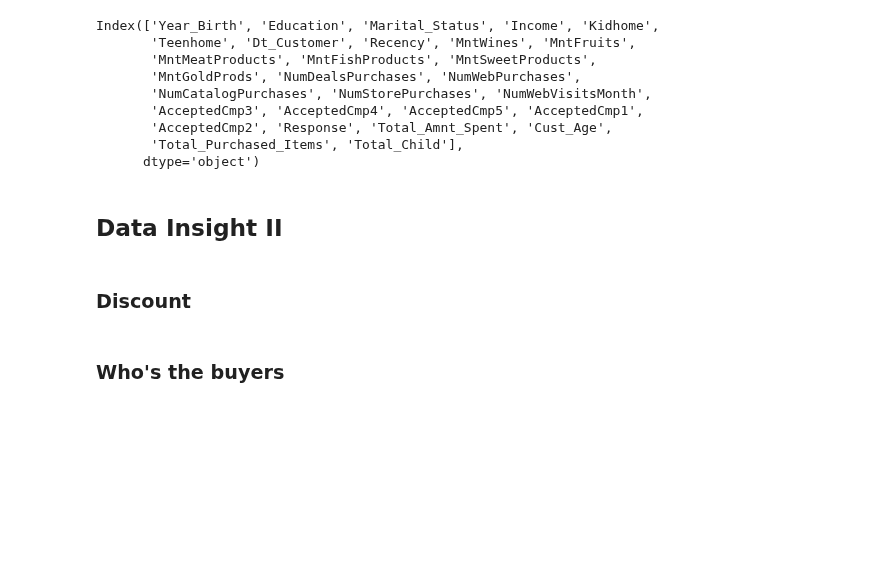
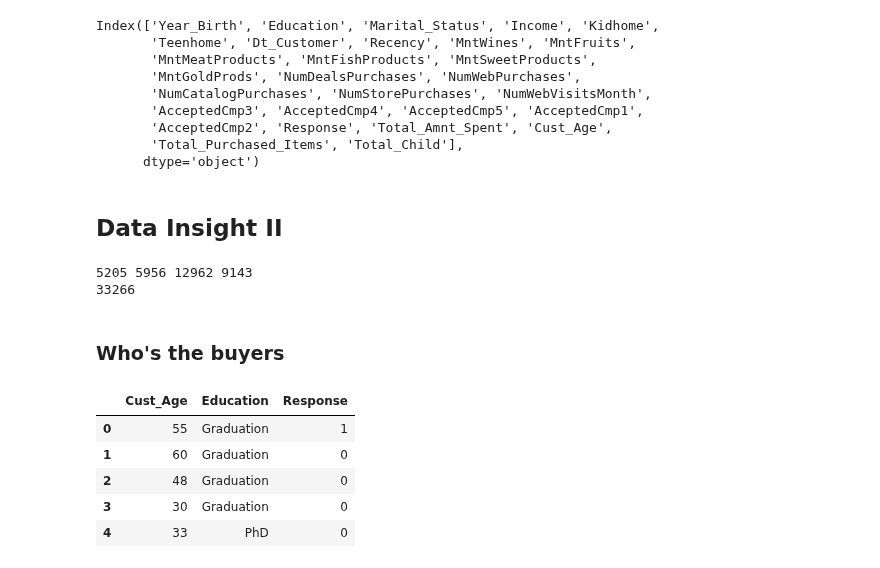
Before and after one commit to clarentcelsia/Analytics, a Jupyter notebook: marketing_campaign.ipynb, the cells around one changed output. Drawn from its saved outputs; the diff is of its cells as text; code cells hidden in the pictures; blank space fills up the shorter version.

```diff
--- a/marketing_campaign.ipynb
+++ b/marketing_campaign.ipynb
@@ -525,5 +525,3 @@ Index(['Year_Birth', 'Education', 'Marital_Status', 'Income', 'Kidhome',
       dtype='object')
 # %% [markdown]
 ## Data Insight II
-# %% [markdown]
-### Discount
@@ -530,5 +530,26 @@ Index(['Year_Birth', 'Education', 'Marital_Status', 'Income', 'Kidhome',
 # %%
-#sum_disc_purchase = df_.NumDealsPurchases.sum(axis=1)
-#sns.histplot(data=df_, x='NumDealsPurchases', hue='Response', multiple='stack')
+tot_item_wdisc = df_.NumDealsPurchases.sum()
+tot_item_wcatalog = df_.NumCatalogPurchases.sum()
+tot_item_wdirstore = df_.NumStorePurchases.sum()
+tot_item_wweb = df_.NumWebPurchases.sum()
+sum_tot_items = df_.Total_Purchased_Items.sum()
+
+print(tot_item_wdisc, tot_item_wcatalog, tot_item_wdirstore, tot_item_wweb)
+print(sum_tot_items)
+# %% [output]
+5205 5956 12962 9143
+33266
 # %% [markdown]
 ### Who's the buyers
+# %%
+df_buyers = df_
+# %%
+select_cols = ['Cust_Age', 'Education', 'Response']
+df_buyers[:][select_cols].head(5)
+# %% [output]
+|  | Cust_Age | Education | Response |
+| 0 | 55 | Graduation | 1 |
+| 1 | 60 | Graduation | 0 |
+| 2 | 48 | Graduation | 0 |
+| 3 | 30 | Graduation | 0 |
+| 4 | 33 | PhD | 0 |
```
Also changed, not shown: parts of 7 cells of this notebook.
